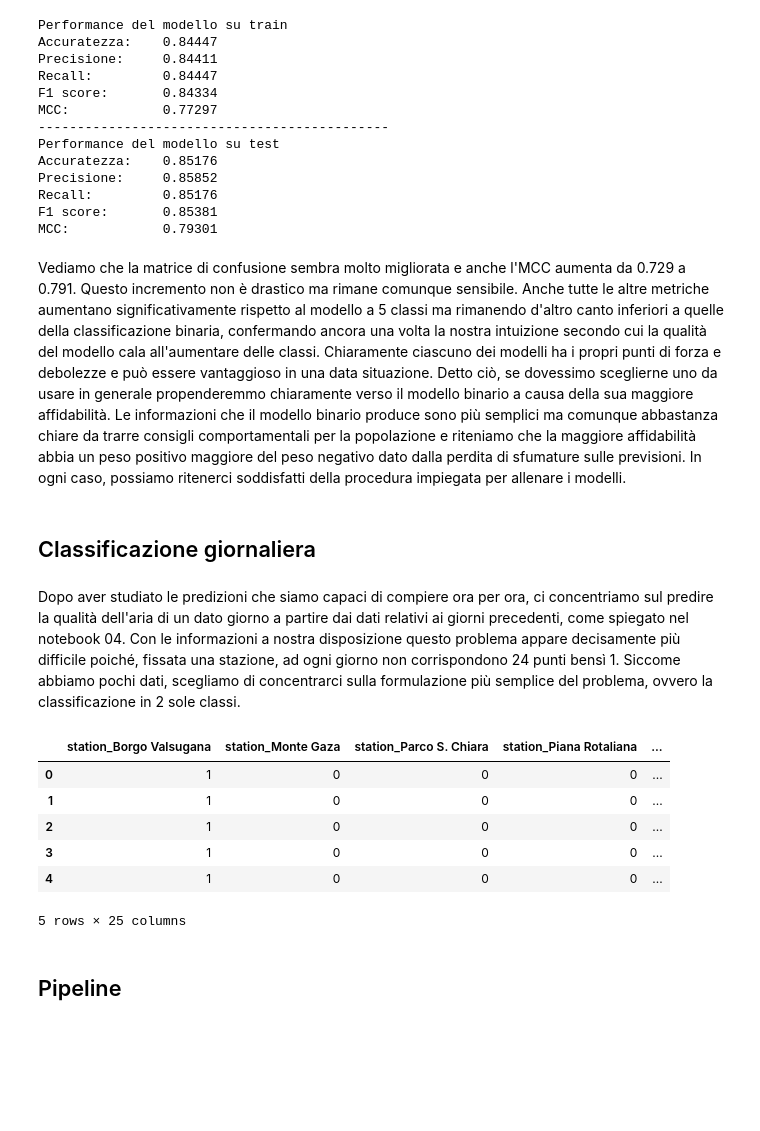
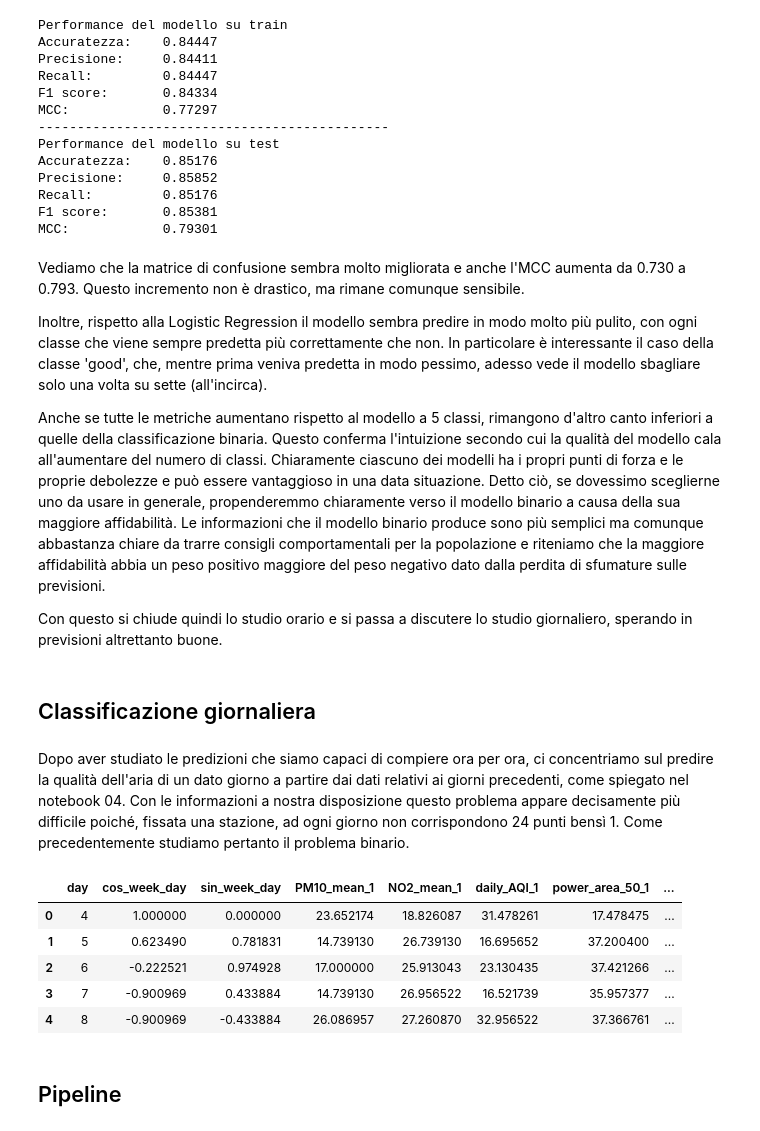
Before and after one commit to CarloDegasperi/DataScience, a Jupyter notebook: notebooks/classification/05_random_forest.ipynb, the cells around one changed output. Saved outputs shown, nothing was run; the diff lists cells and outputs as text; code cells hidden in the pictures; blank space fills up the shorter version.

Commit message:
fine revisione fino alla random forest

```diff
--- a/notebooks/classification/05_random_forest.ipynb
+++ b/notebooks/classification/05_random_forest.ipynb
@@ -567,27 +551,28 @@ Recall:         0.85176
 F1 score:       0.85381
 MCC:            0.79301
 # %% [markdown]
-Vediamo che la matrice di confusione sembra molto migliorata e anche l'MCC aumenta da 0.729 a 0.791. Questo incremento non è drastico ma rimane comunque sensibile. Anche tutte le altre metriche aumentano significativamente rispetto al modello a 5 classi ma rimanendo d'altro canto inferiori a quelle della classificazione binaria, confermando ancora una volta la nostra intuizione secondo cui la qualità del modello cala all'aumentare delle classi. Chiaramente ciascuno dei modelli ha i propri punti di forza e debolezze e può essere vantaggioso in una data situazione. Detto ciò, se dovessimo sceglierne uno da usare in generale propenderemmo chiaramente verso il modello binario a causa della sua maggiore affidabilità. Le informazioni che il modello binario produce sono più semplici ma comunque abbastanza chiare da trarre consigli comportamentali per la popolazione e riteniamo che la maggiore affidabilità abbia un peso positivo maggiore del peso negativo dato dalla perdita di sfumature sulle previsioni. In ogni caso, possiamo ritenerci soddisfatti della procedura impiegata per allenare i modelli.
+Vediamo che la matrice di confusione sembra molto migliorata e anche l'MCC aumenta da 0.730 a 0.793. Questo incremento non è drastico, ma rimane comunque sensibile.
+
+Inoltre, rispetto alla Logistic Regression il modello sembra predire in modo molto più pulito, con ogni classe che viene sempre predetta più correttamente che non. In particolare è interessante il caso della classe 'good', che, mentre prima veniva predetta in modo pessimo, adesso vede il modello sbagliare solo una volta su sette (all'incirca).
+
+Anche se tutte le metriche aumentano rispetto al modello a 5 classi, rimangono d'altro canto inferiori a quelle della classificazione binaria. Questo conferma l'intuizione secondo cui la qualità del modello cala all'aumentare del numero di classi. Chiaramente ciascuno dei modelli ha i propri punti di forza e le proprie debolezze e può essere vantaggioso in una data situazione. Detto ciò, se dovessimo sceglierne uno da usare in generale, propenderemmo chiaramente verso il modello binario a causa della sua maggiore affidabilità. Le informazioni che il modello binario produce sono più semplici ma comunque abbastanza chiare da trarre consigli comportamentali per la popolazione e riteniamo che la maggiore affidabilità abbia un peso positivo maggiore del peso negativo dato dalla perdita di sfumature sulle previsioni.
+
+Con questo si chiude quindi lo studio orario e si passa a discutere lo studio giornaliero, sperando in previsioni altrettanto buone.
 # %% [markdown]
 ## Classificazione giornaliera
 # %% [markdown]
-Dopo aver studiato le predizioni che siamo capaci di compiere ora per ora, ci concentriamo sul predire la qualità dell'aria di un dato giorno a partire dai dati relativi ai giorni precedenti, come spiegato nel notebook 04. Con le informazioni a nostra disposizione questo problema appare decisamente più difficile poiché, fissata una stazione, ad ogni giorno non corrispondono 24 punti bensì 1. Siccome abbiamo pochi dati, scegliamo di concentrarci sulla formulazione più semplice del problema, ovvero la classificazione in 2 sole classi.
+Dopo aver studiato le predizioni che siamo capaci di compiere ora per ora, ci concentriamo sul predire la qualità dell'aria di un dato giorno a partire dai dati relativi ai giorni precedenti, come spiegato nel notebook 04. Con le informazioni a nostra disposizione questo problema appare decisamente più difficile poiché, fissata una stazione, ad ogni giorno non corrispondono 24 punti bensì 1. Come precedentemente studiamo pertanto il problema binario.
 # %%
 daily_class_df = pd.read_csv('../../data/processed/dataset_daily_class_processed.csv')
 
-# droppiamo poi anche diverse righe contenenti NaN sulle rilevazioni degli inquinanti (probabilmente dovute a malfunzionamenti dei sensori)
-# in questo modo cancelliamo anche le righe legate alle rilevazioni di Riva del Garda visto che questa stazione è staccata dalla linea elettrica
-daily_class_df.dropna(inplace=True)
-
 daily_class_df.head()
 # %% [output]
-|  | station_Borgo Valsugana | station_Monte Gaza | station_Parco S. Chiara | station_Piana Rotaliana | ... |
-| 0 | 1 | 0 | 0 | 0 | ... |
-| 1 | 1 | 0 | 0 | 0 | ... |
-| 2 | 1 | 0 | 0 | 0 | ... |
-| 3 | 1 | 0 | 0 | 0 | ... |
-| 4 | 1 | 0 | 0 | 0 | ... |
+|  | day | cos_week_day | sin_week_day | PM10_mean_1 | NO2_mean_1 | daily_AQI_1 | power_area_50_1 | ... |
+| 0 | 4 | 1.000000 | 0.000000 | 23.652174 | 18.826087 | 31.478261 | 17.478475 | ... |
+| 1 | 5 | 0.623490 | 0.781831 | 14.739130 | 26.739130 | 16.695652 | 37.200400 | ... |
+| 2 | 6 | -0.222521 | 0.974928 | 17.000000 | 25.913043 | 23.130435 | 37.421266 | ... |
+| 3 | 7 | -0.900969 | 0.433884 | 14.739130 | 26.956522 | 16.521739 | 35.957377 | ... |
+| 4 | 8 | -0.900969 | -0.433884 | 26.086957 | 27.260870 | 32.956522 | 37.366761 | ... |
-5 rows × 25 columns
 # %% [markdown]
 ## Pipeline
 # %%
```
Also changed, not shown: parts of 23 cells of this notebook, 5 other files.
